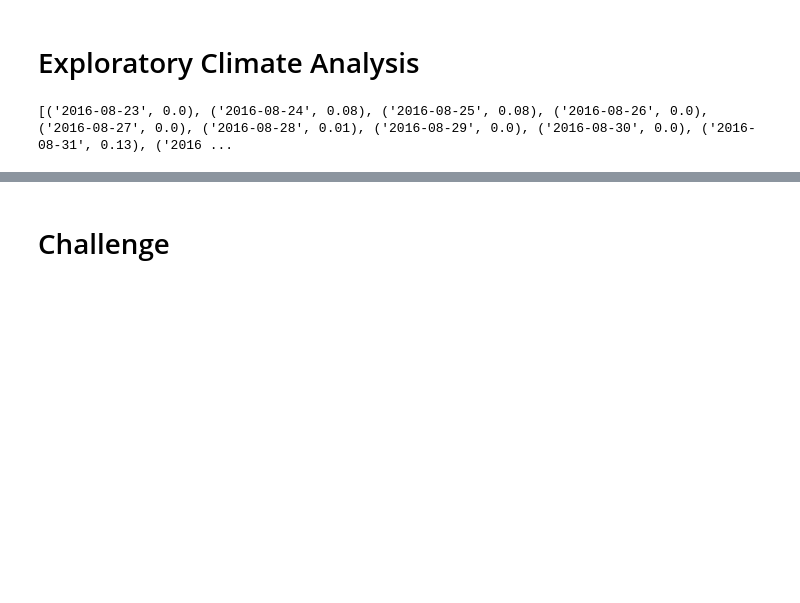
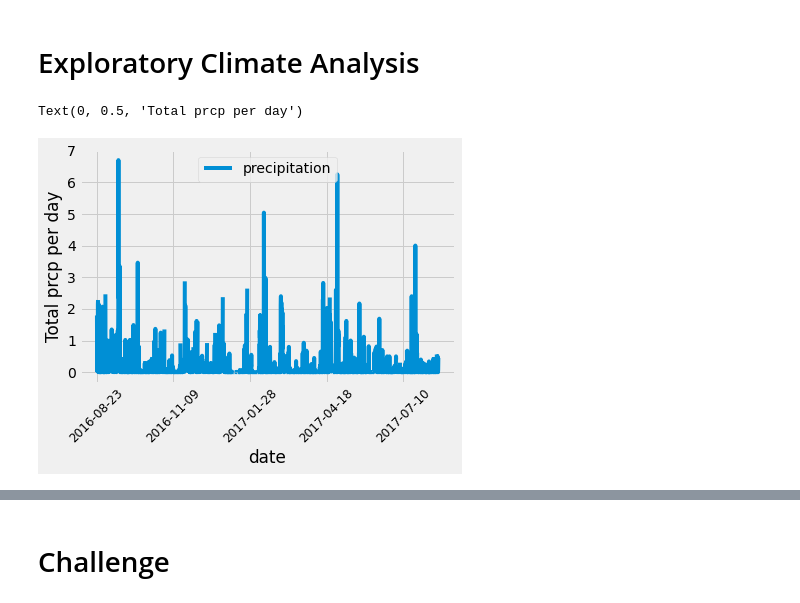
Before and after one commit to Brotherscodes/Surfs_Up, a Jupyter notebook: Resources/climate_analysis.ipynb, the cells around one changed output, grey strips where cells are left out. Saved outputs shown, nothing was run; the diff lists cells and outputs as text; code cells hidden in the pictures; blank space fills up the shorter version.

```diff
--- a/Resources/climate_analysis.ipynb
+++ b/Resources/climate_analysis.ipynb
@@ -41,18 +41,24 @@ session = Session(engine)
 # %%
 # Design a query to retrieve the last 12 months of precipitation data and plot the results.
 # Starting from the last data point in the database.
 # Calculate the date one year from the last date in data set.
 prev_year = dt.date(2017, 8, 23) - dt.timedelta(days=365)
 
 # Perform a query to retrieve the data and precipitation scores
 results = session.query(Measurement.date, Measurement.prcp).filter(Measurement.date >= prev_year).all()
-print(results)
+# print(results)
 # Save the query results as a Pandas DataFrame and set the index to the date column
-
+df = pd.DataFrame(results, columns=['date','precipitation'])
+df.set_index(df['date'], inplace=True)
+# print(df.to_string(index=False))
 # Sort the dataframe by date
-
+df = df.sort_index()
 # Use Pandas Plotting with Matplotlib to plot the data
+df.plot()
+plt.xticks(rotation=45, fontsize=12)
+plt.ylabel('Total prcp per day')
 # %% [output]
-[('2016-08-23', 0.0), ('2016-08-24', 0.08), ('2016-08-25', 0.08), ('2016-08-26', 0.0), ('2016-08-27', 0.0), ('2016-08-28', 0.01), ('2016-08-29', 0.0), ('2016-08-30', 0.0), ('2016-08-31', 0.13), ('2016 ...
+Text(0, 0.5, 'Total prcp per day')
+[figure, added]
 # %%
 # Use Pandas to calcualte the summary statistics for the precipitation data
```
Also changed, not shown: parts of 2 cells of this notebook.
